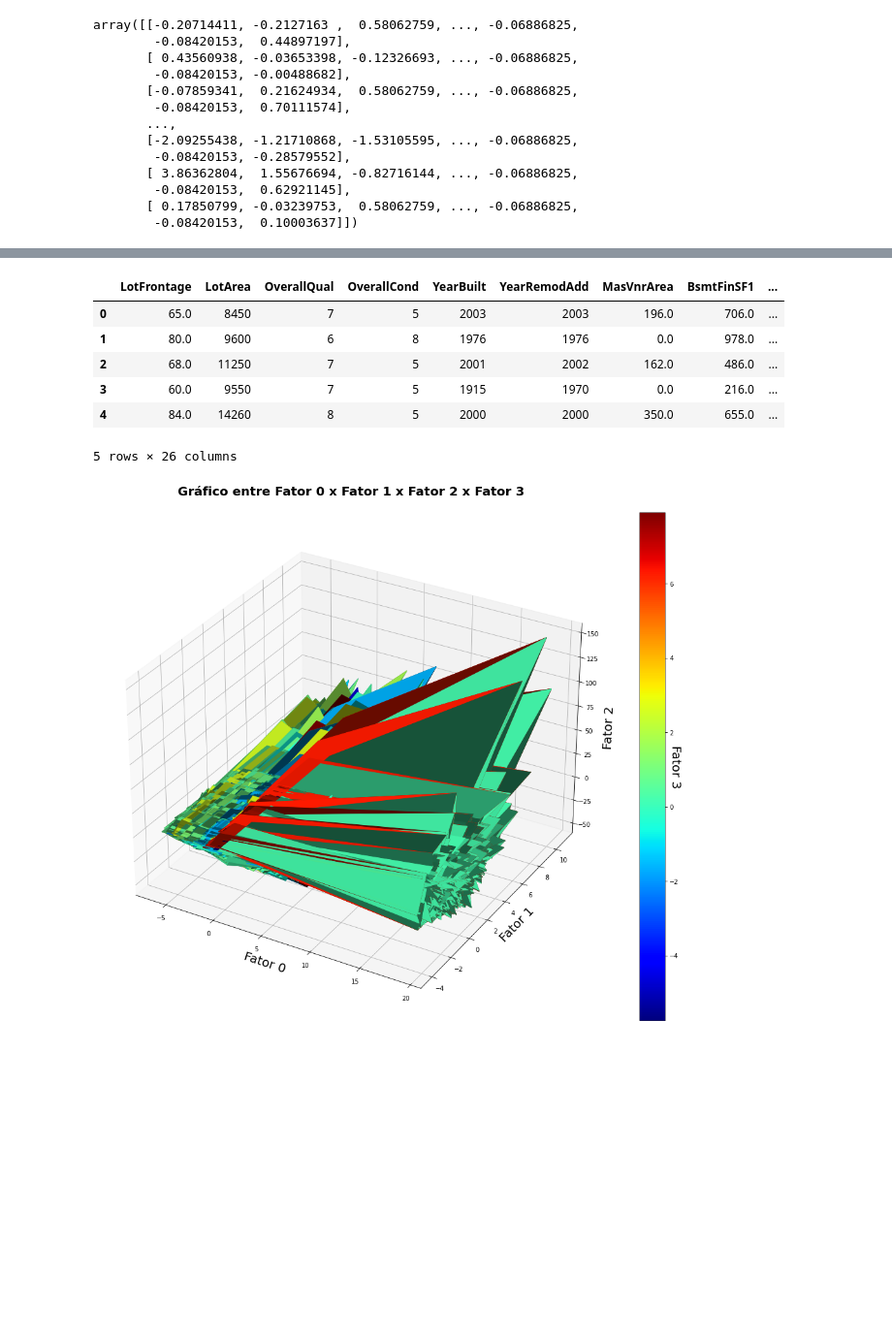
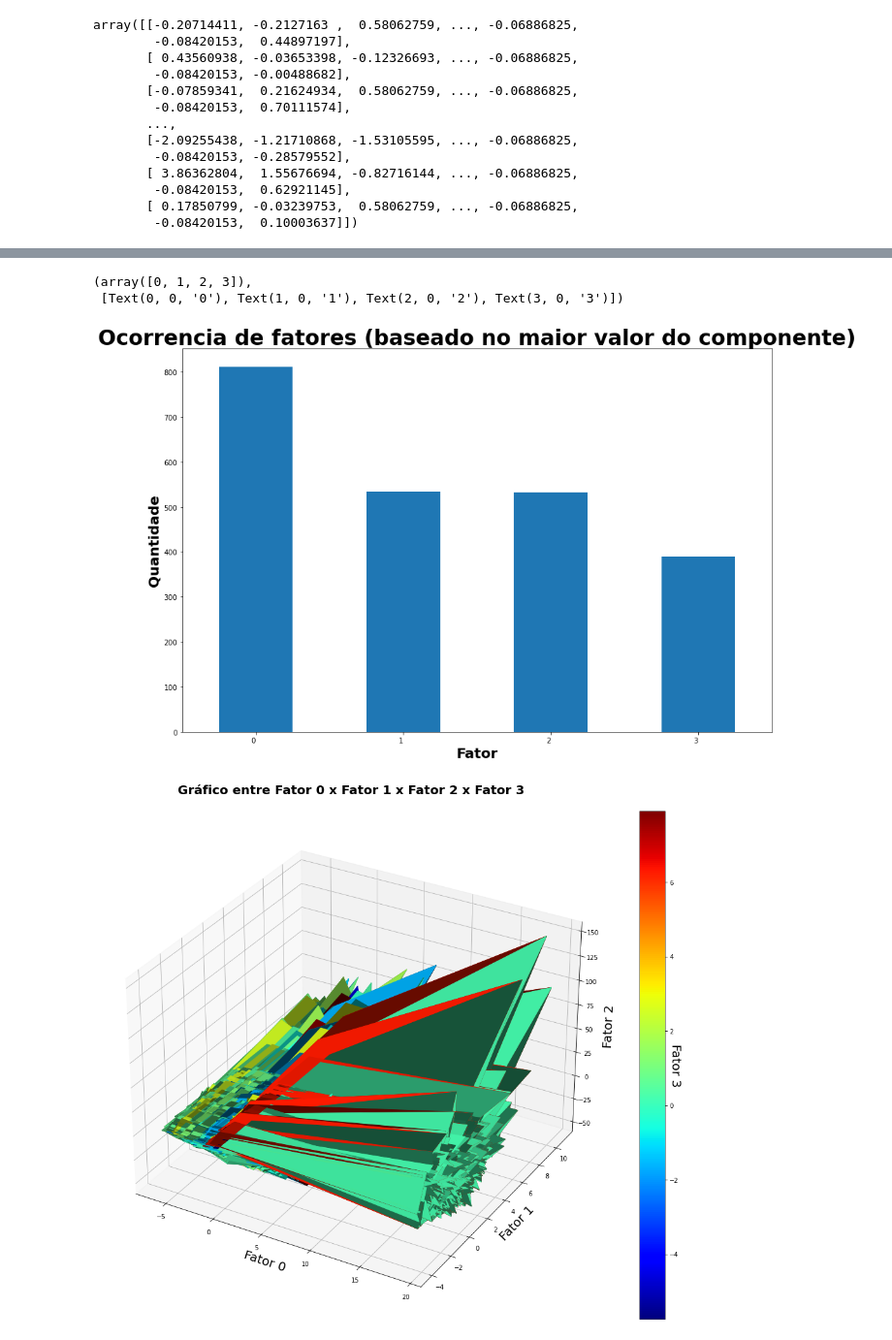
Before and after one commit to fabioheiji/mqaa, a Jupyter notebook: Analise_Fatorial_PCA.ipynb, the cells around one changed output, grey strips where cells are left out. Shown at 97% size. Drawn from its saved outputs; the diff is of its cells as text; code cells hidden in the pictures; blank space fills up the shorter version.

```diff
--- a/Analise_Fatorial_PCA.ipynb
+++ b/Analise_Fatorial_PCA.ipynb
@@ -664,13 +736,19 @@ df_pca.head()
 # %%
-df_numerical_new.head()
+classificacao_fator = []
+for i,linha in enumerate(range(df_pca.shape[0])):
+    classificacao_fator.append(df_pca.iloc[i].argmax())
+
+df_pca['MelhorClassificacao']=classificacao_fator
-# %% [output]
-|  | LotFrontage | LotArea | OverallQual | OverallCond | YearBuilt | YearRemodAdd | MasVnrArea | BsmtFinSF1 | ... |
-| 0 | 65.0 | 8450 | 7 | 5 | 2003 | 2003 | 196.0 | 706.0 | ... |
-| 1 | 80.0 | 9600 | 6 | 8 | 1976 | 1976 | 0.0 | 978.0 | ... |
-| 2 | 68.0 | 11250 | 7 | 5 | 2001 | 2002 | 162.0 | 486.0 | ... |
-| 3 | 60.0 | 9550 | 7 | 5 | 1915 | 1970 | 0.0 | 216.0 | ... |
-| 4 | 84.0 | 14260 | 8 | 5 | 2000 | 2000 | 350.0 | 655.0 | ... |
-5 rows × 26 columns
+# %%
+df_pca['MelhorClassificacao'].value_counts().to_frame().plot(kind='bar', figsize=(15,10), legend=None)
+plt.title('Ocorrencia de fatores (baseado no maior valor do componente)', fontdict = {'fontsize':30,'fontweight':'bold'})
+plt.ylabel('Quantidade',fontdict = {'fontsize':20,'fontweight':'bold'})
+plt.xlabel('Fator',fontdict = {'fontsize':20,'fontweight':'bold'})
+plt.xticks(rotation=0, horizontalalignment='right')
+# %% [output]
+(array([0, 1, 2, 3]),
+ [Text(0, 0, '0'), Text(1, 0, '1'), Text(2, 0, '2'), Text(3, 0, '3')])
+[figure, added]
 # %%
 import matplotlib
 import matplotlib.pyplot as plt
```
Also changed, not shown: parts of 24 cells of this notebook.
